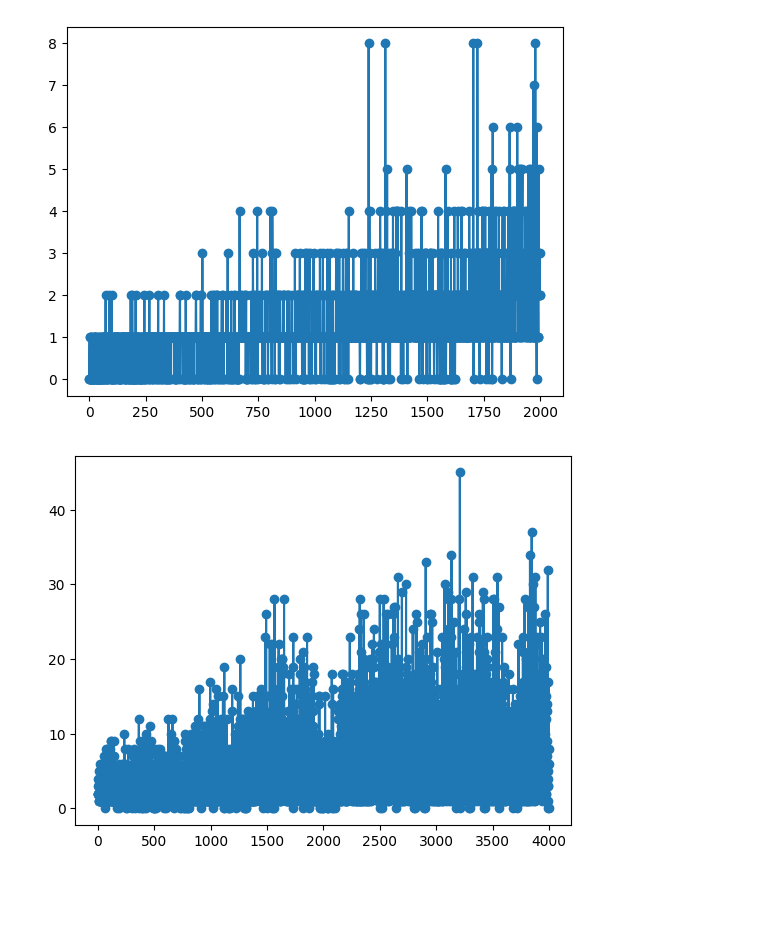
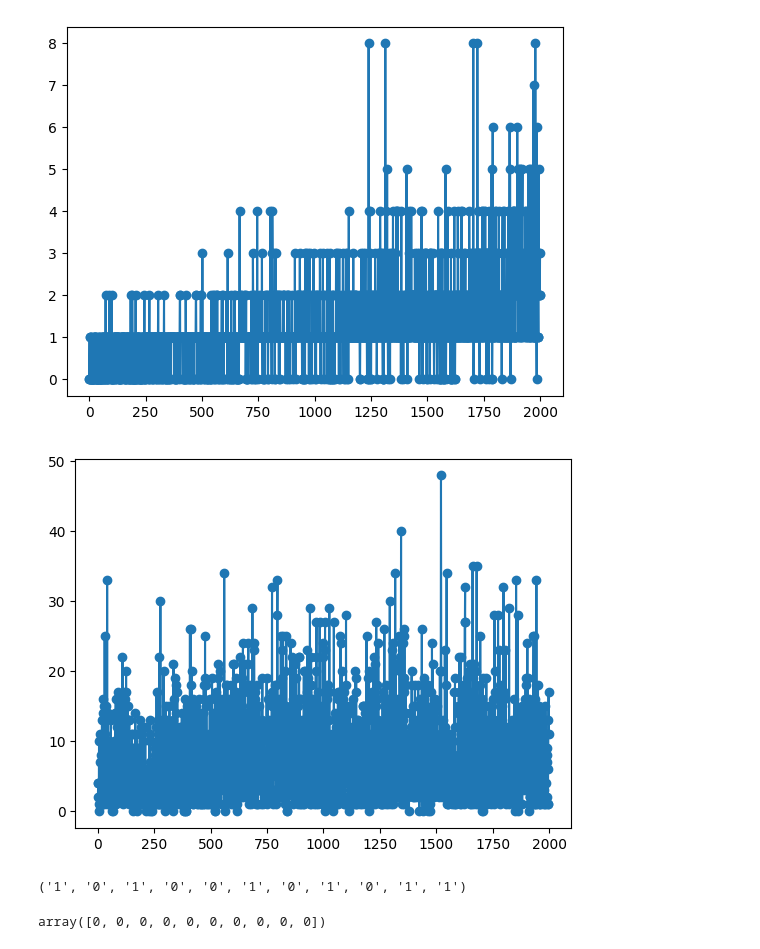
Before and after one commit to kaifanyu/Snake-Game-RL, a Jupyter notebook: visualize.ipynb, the cells around one changed output. Drawn from its saved outputs; the diff is of its cells as text; code cells hidden in the pictures; blank space fills up the shorter version.

```diff
--- a/visualize.ipynb
+++ b/visualize.ipynb
@@ -16,15 +16,14 @@ plt.show()
 # %%
 import matplotlib.pyplot as plt
 import pickle
 
-with open('tabular.pkl', 'rb') as f:
+with open('qlearn.pkl', 'rb') as f:
     data = pickle.load(f)
 
 Q = data['Q_table']
-n_games = data['n_games']
 scores = data['score']
 
-plt.plot(range(n_games), scores, marker='o')
+plt.plot(range(len(scores)), scores, marker='o')
 plt.show()
 # %% [output]
-[figure, old version]
+[figure, new version]
@@ -30,0 +34,16 @@ plt.show()
+# %%
+state = 1323
+
+state = tuple(bin(state)[2:].zfill(11))
+state
+# %% [output]
+('1', '0', '1', '0', '0', '1', '0', '1', '0', '1', '1')
+# %%
+import numpy as np
+
+
+episodes = 10
+rewards = np.zeros(episodes, dtype=int)
+rewards
+# %% [output]
+array([0, 0, 0, 0, 0, 0, 0, 0, 0, 0])
```
Also changed, not shown: parts of 1 cell of this notebook, 8 other files.
